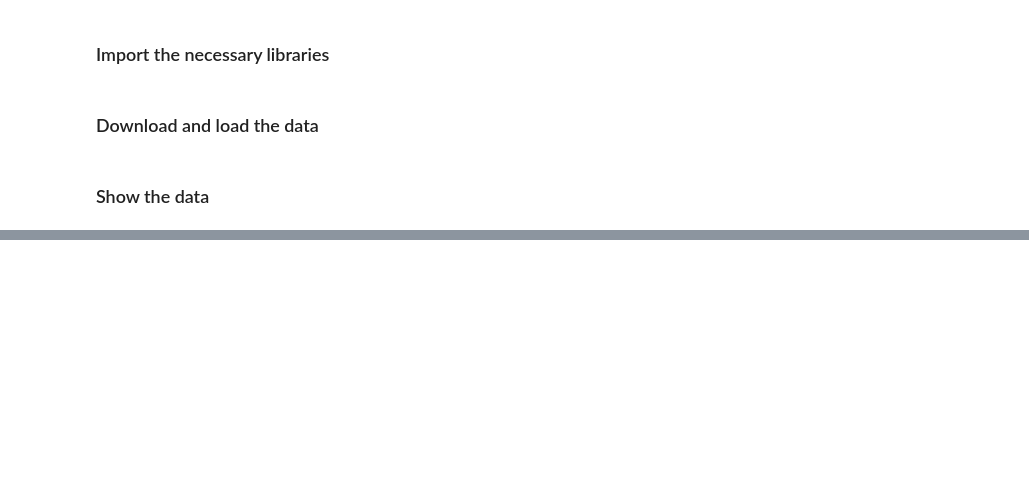
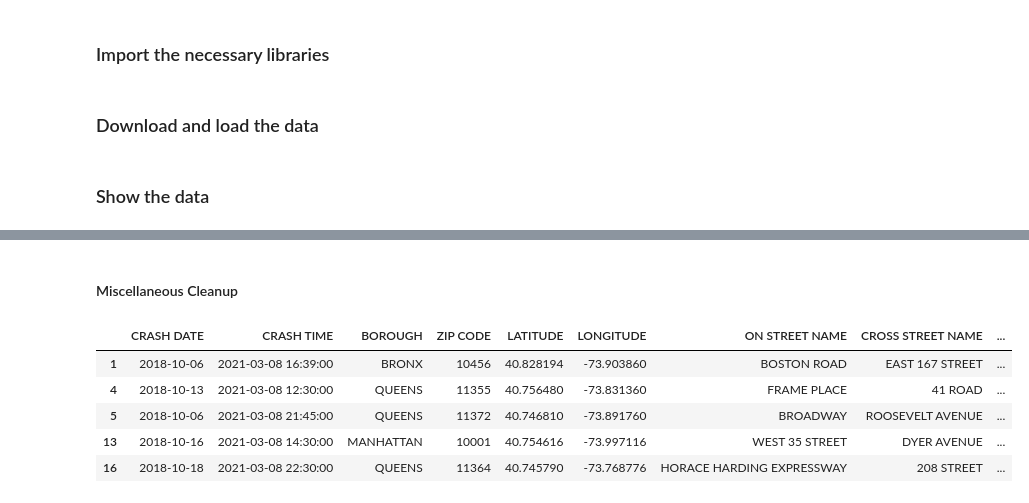
Before and after one commit to ynoTL23/MAT-328-Project, a Jupyter notebook: Project.ipynb, the cells around one changed output, grey strips where cells are left out. Drawn from its saved outputs; the diff is of its cells as text; code cells hidden in the pictures; blank space fills up the shorter version.

Commit message:
perform data cleanup

```diff
--- a/Project.ipynb
+++ b/Project.ipynb
@@ -59,0 +102,22 @@ df.describe(include='all')
+# %%
+# Drop missing values
+# OFF STREET NAME has too many missing values for us to take care of.
+# With over 1.4 million missing values, it's over 80% of the data.
+df.drop('OFF STREET NAME', axis=1, inplace=True)
+
+# The data serves us no purpose if the geo-coordinates are missing.
+# The coords can be used to retrieve info about borough, street, ZIP code
+df.dropna(how='any', subset=['LATITUDE', 'LONGITUDE'], inplace=True)
+# %%
+# Impute missing values
+
+# For "NUMBER OF PERSONS INJURED" and "NUMBER OF PERSONS KILLED",
+# There is only a small amount of values missing which makes it easy for us to impute it
+
+# Impute "NUMBER OF PERSONS INJURED" via mean
+injured_mean = df['NUMBER OF PERSONS INJURED'].mean()
+df['NUMBER OF PERSONS INJURED'].replace(np.nan, injured_mean, inplace=True)
+
+# Impute "NUMBER OF PERSONS KILLED" via mean
+killed_mean = df['NUMBER OF PERSONS KILLED'].mean()
+df['NUMBER OF PERSONS KILLED'].replace(np.nan, killed_mean, inplace=True)
@@ -59,0 +131,3 @@ df.describe(include='all')
+# %%
+df.dropna(how='any', subset=['ZIP CODE', 'BOROUGH', 'ON STREET NAME'], inplace=True)
+df.shape
@@ -59,0 +158,24 @@ df.describe(include='all')
+# %%
+# Fix the dtypes
+
+df['CRASH DATE'] = pd.to_datetime(df['CRASH DATE'])
+df['CRASH TIME'] = pd.to_datetime(df['CRASH TIME'])
+
+# These should be ints, not floats - can't have half a person dead
+df['NUMBER OF PERSONS INJURED'] = df['NUMBER OF PERSONS INJURED'].astype(int)
+df['NUMBER OF PERSONS KILLED'] = df['NUMBER OF PERSONS KILLED'].astype(int)
+# %% [markdown]
+#### Miscellaneous Cleanup
+# %%
+# Convert everything to uppercase to be consistent
+# This might take a few seconds or minutes depending on system
+# Took about ~10 seconds via Google Colab
+df = df.applymap(lambda s:s.upper() if type(s) == str else s)
+df.head()
+# %% [output]
+|  | CRASH DATE | CRASH TIME | BOROUGH | ZIP CODE | LATITUDE | LONGITUDE | ON STREET NAME | CROSS STREET NAME | ... |
+| 1 | 2018-10-06 | 2021-03-08 16:39:00 | BRONX | 10456 | 40.828194 | -73.903860 | BOSTON ROAD | EAST 167 STREET | ... |
+| 4 | 2018-10-13 | 2021-03-08 12:30:00 | QUEENS | 11355 | 40.756480 | -73.831360 | FRAME PLACE | 41 ROAD | ... |
+| 5 | 2018-10-06 | 2021-03-08 21:45:00 | QUEENS | 11372 | 40.746810 | -73.891760 | BROADWAY | ROOSEVELT AVENUE | ... |
+| 13 | 2018-10-16 | 2021-03-08 14:30:00 | MANHATTAN | 10001 | 40.754616 | -73.997116 | WEST 35 STREET | DYER AVENUE | ... |
+| 16 | 2018-10-18 | 2021-03-08 22:30:00 | QUEENS | 11364 | 40.745790 | -73.768776 | HORACE HARDING EXPRESSWAY | 208 STREET | ... |
```
Also changed, not shown: parts of 14 cells of this notebook.
